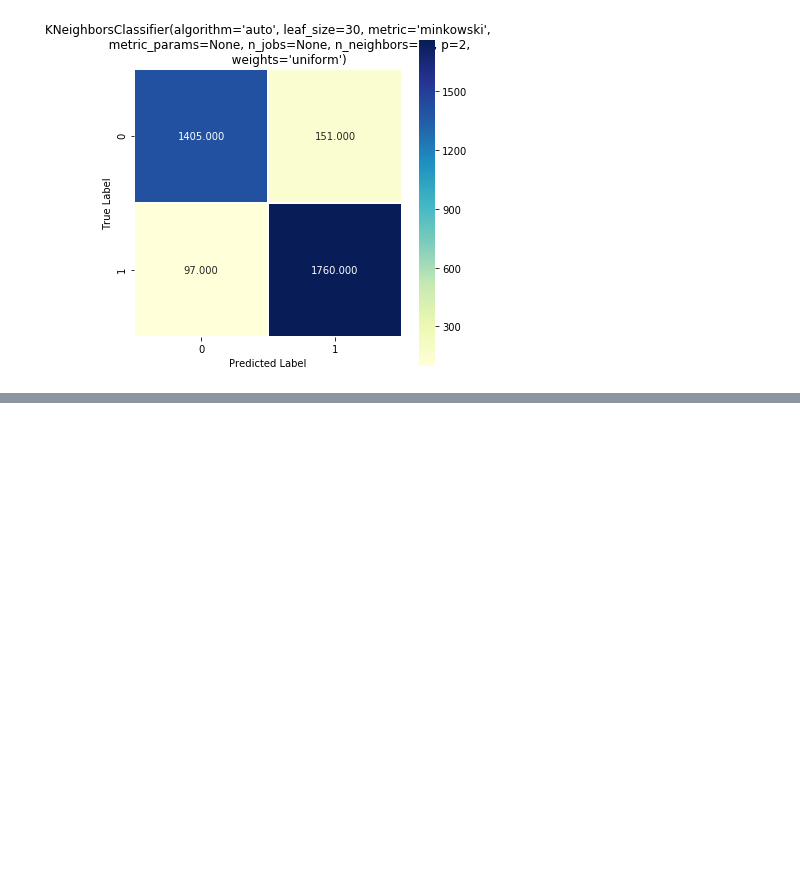
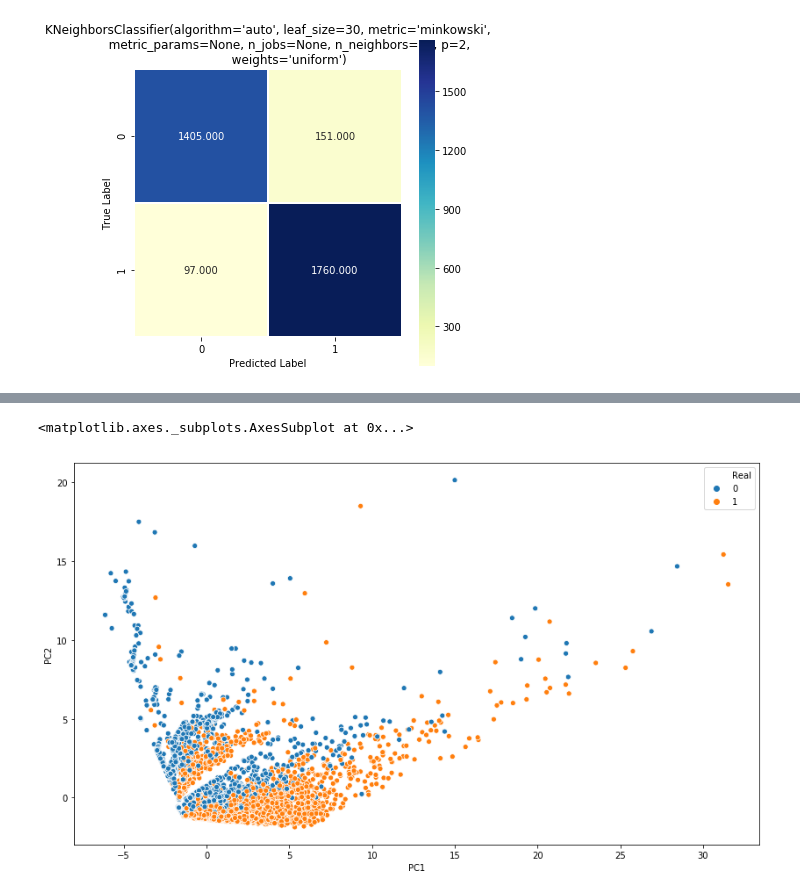
Before and after one commit to MsJacksonIYN/BotOrNot_Twitter, a Jupyter notebook: KNN.ipynb, the cells around one changed output, grey strips where cells are left out. Saved outputs shown, nothing was run; the diff lists cells and outputs as text; code cells hidden in the pictures; blank space fills up the shorter version.

```diff
--- a/KNN.ipynb
+++ b/KNN.ipynb
@@ -146,0 +151,10 @@ plt.ylabel('True Label');
+# %%
+decomp = pca.fit_transform(X_train_ss)
+# %%
+y_train_labels = y_train.reset_index(drop=True)
+# %%
+tot_dict = {}
+for i in range(len(y_train)):
+    tot_dict[i] = {'Real': y_train_labels[i], 'PC1': decomp[i,0], 'PC2': decomp[i,1]}
+# %%
+pca_df = pd.DataFrame.from_dict(tot_dict, orient='index')
@@ -146,0 +170,6 @@ plt.ylabel('True Label');
+# %%
+plt.figure(figsize=(14,8))
+sns.scatterplot('PC1','PC2', data=pca_df, hue='Real')
+# %% [output]
+<matplotlib.axes._subplots.AxesSubplot at 0x...>
+[figure, added]
```
Also changed, not shown: parts of 3 cells of this notebook, 2 other files.
